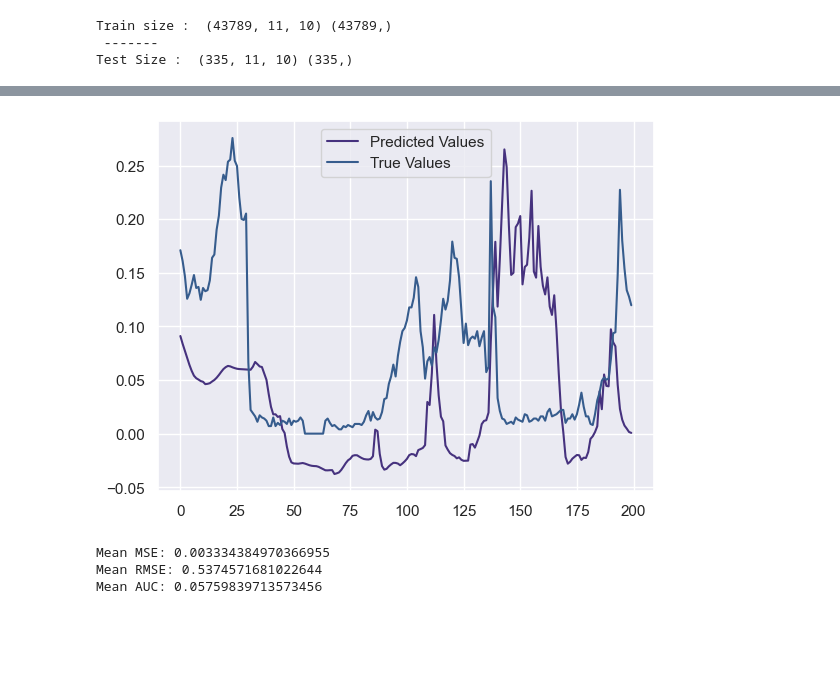
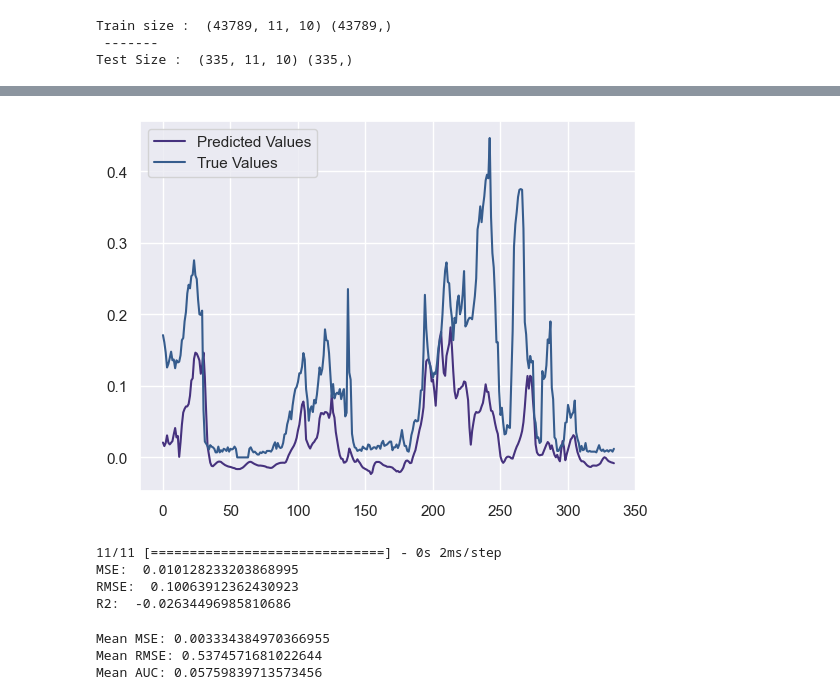
Before and after one commit to MilicaRangelov/Masinsko_ucenje, a Jupyter notebook: treci_projekat/air_pollution_forecast.ipynb, the cells around one changed output, grey strips where cells are left out. Drawn from its saved outputs; the diff is of its cells as text; code cells hidden in the pictures; blank space fills up the shorter version.

Commit message:
New tests added

```diff
--- a/treci_projekat/air_pollution_forecast.ipynb
+++ b/treci_projekat/air_pollution_forecast.ipynb
@@ -234,9 +228,10 @@ y_train = np.array(Y_values)
 X_sequences = []
 Y_values = []
 
+df_test_scaled_data = df_test_scaled.drop(columns=["pollution"])
 # Iterate through the DataFrame to create sequences
 for i in range(len(df_test_scaled) - window_size):
-    X_seq = df_train_scaled_data.iloc[i:i+window_size].values
+    X_seq = df_test_scaled_data.iloc[i:i+window_size].values
     Y_val = df_test_scaled.iloc[i+window_size]['pollution']
     X_sequences.append(X_seq)
     Y_values.append(Y_val)
@@ -385,8 +383,21 @@ test_results.head()
 # %%
-plt.plot(test_results['Train Predictions'][:200], label='Predicted Values')
-plt.plot(test_results['Actual'][:200], label='True Values')
+plt.plot(test_results['Train Predictions'], label='Predicted Values')
+plt.plot(test_results['Actual'], label='True Values')
 plt.legend()
 plt.show()
 # %% [output]
-[figure, old version]
+[figure, new version]
+# %%
+from sklearn.metrics import mean_squared_error as mse
+from sklearn.metrics import r2_score
+y_pred = best_model.predict(X_test)
+y_pred = y_pred.flatten()
+print("MSE: ", mse(y_test, y_pred))
+print("RMSE: ", np.sqrt(mse(y_test, y_pred)))
+print("R2: ", r2_score(y_test.flatten(), y_pred))
+# %% [output]
+11/11 [==============================] - 0s 2ms/step
+MSE:  0.010128233203868995
+RMSE:  0.10063912362430923
+R2:  -0.02634496985810686
 # %%
```
Also changed, not shown: parts of 22 cells of this notebook, 2 other files.
